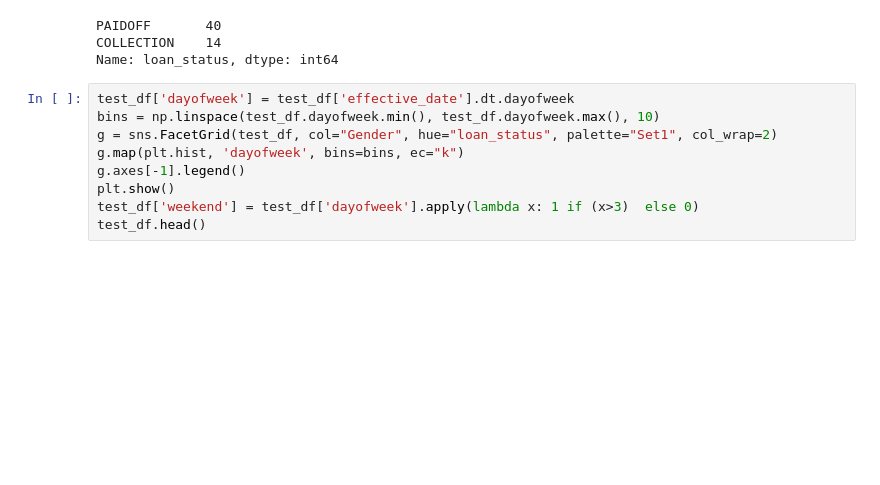
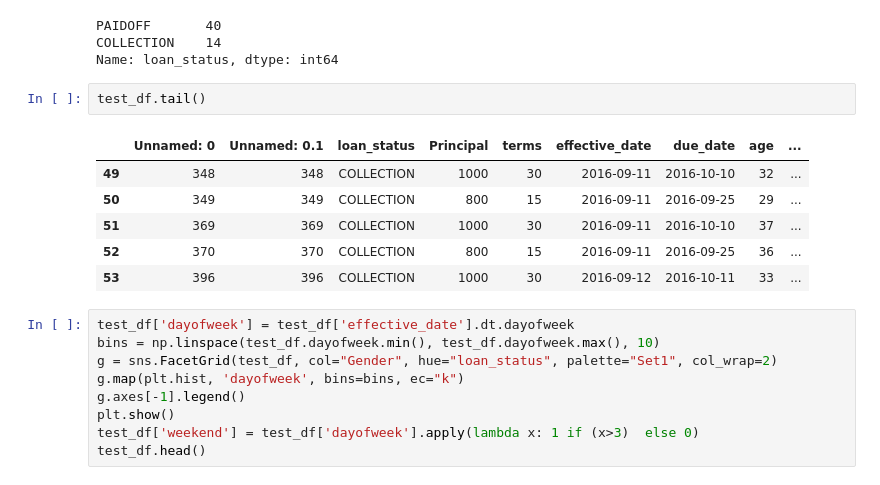
Before and after one commit to DrBG/Coursera_Capstone, a Jupyter notebook: ML_Capstone-one.ipynb, the cells around one changed output. Drawn from its saved outputs; the diff is of its cells as text; blank space fills up the shorter version.

```diff
--- a/ML_Capstone-one.ipynb
+++ b/ML_Capstone-one.ipynb
@@ -638,6 +638,15 @@ test_df['loan_status'].value_counts()
 PAIDOFF       40
 COLLECTION    14
 Name: loan_status, dtype: int64
+# %%
+test_df.tail()
+# %% [output]
+|  | Unnamed: 0 | Unnamed: 0.1 | loan_status | Principal | terms | effective_date | due_date | age | ... |
+| 49 | 348 | 348 | COLLECTION | 1000 | 30 | 2016-09-11 | 2016-10-10 | 32 | ... |
+| 50 | 349 | 349 | COLLECTION | 800 | 15 | 2016-09-11 | 2016-09-25 | 29 | ... |
+| 51 | 369 | 369 | COLLECTION | 1000 | 30 | 2016-09-11 | 2016-10-10 | 37 | ... |
+| 52 | 370 | 370 | COLLECTION | 800 | 15 | 2016-09-11 | 2016-09-25 | 36 | ... |
+| 53 | 396 | 396 | COLLECTION | 1000 | 30 | 2016-09-12 | 2016-10-11 | 33 | ... |
 # %%
 test_df['dayofweek'] = test_df['effective_date'].dt.dayofweek
 bins = np.linspace(test_df.dayofweek.min(), test_df.dayofweek.max(), 10)
```
Also changed, not shown: parts of 19 cells of this notebook.
